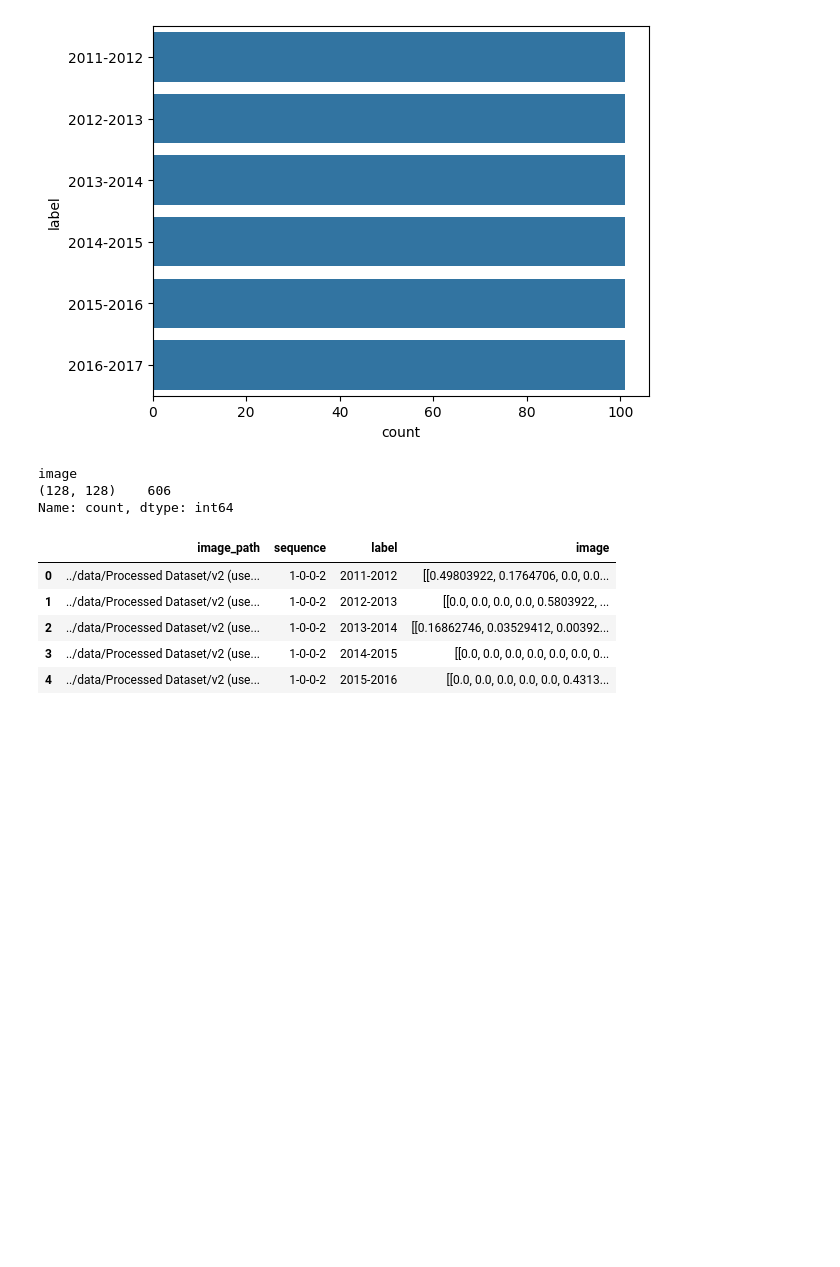
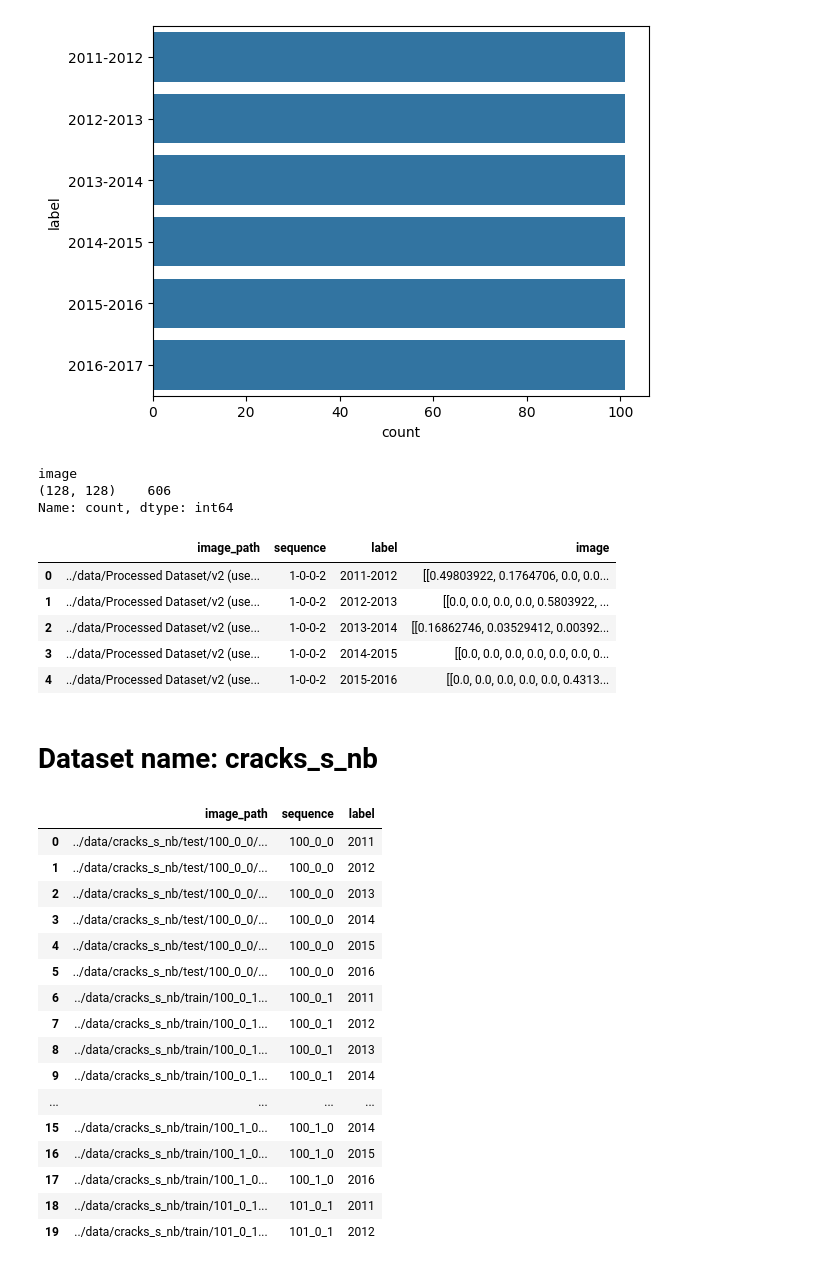
Before and after one commit to jnyang/crack_forecasting, a Jupyter notebook: notebooks/1_EDA.ipynb, the cells around one changed output. Drawn from its saved outputs; the diff is of its cells as text; code cells hidden in the pictures; blank space fills up the shorter version.

```diff
--- a/notebooks/1_EDA.ipynb
+++ b/notebooks/1_EDA.ipynb
@@ -154,3 +154,40 @@ df.head()
 | 2 | ../data/Processed Dataset/v2 (use... | 1-0-0-2 | 2013-2014 | [[0.16862746, 0.03529412, 0.00392... |
 | 3 | ../data/Processed Dataset/v2 (use... | 1-0-0-2 | 2014-2015 | [[0.0, 0.0, 0.0, 0.0, 0.0, 0.0, 0... |
 | 4 | ../data/Processed Dataset/v2 (use... | 1-0-0-2 | 2015-2016 | [[0.0, 0.0, 0.0, 0.0, 0.0, 0.4313... |
+# %% [markdown]
+# Dataset name: cracks_s_nb
+# %%
+# Go through ../data/Processed Dataset/v2 and create a dataframe with the image path and label
+
+# Create a list of all the images
+image_list = []
+for root, dirs, files in os.walk("../data/cracks_s_nb"):
+    for file in files:
+        if file.endswith(".png"):
+             image_list.append(os.path.join(root, file))
+
+# Dataframe with image path and label
+df = pd.DataFrame(image_list, columns=["image_path"])
+df["sequence"] = df["image_path"].str.split("/").str[-2]
+df["label"] = df["image_path"].str.split("/").str[-1].str.split(".").str[-2].str.split("_").str[-1]
+# Sort by sequence and label
+df.sort_values(by=["sequence", "label"], inplace=True, ignore_index=True)
+df.head(20)
+# %% [output]
+|  | image_path | sequence | label |
+| 0 | ../data/cracks_s_nb/test/100_0_0/... | 100_0_0 | 2011 |
+| 1 | ../data/cracks_s_nb/test/100_0_0/... | 100_0_0 | 2012 |
+| 2 | ../data/cracks_s_nb/test/100_0_0/... | 100_0_0 | 2013 |
+| 3 | ../data/cracks_s_nb/test/100_0_0/... | 100_0_0 | 2014 |
+| 4 | ../data/cracks_s_nb/test/100_0_0/... | 100_0_0 | 2015 |
+| 5 | ../data/cracks_s_nb/test/100_0_0/... | 100_0_0 | 2016 |
+| 6 | ../data/cracks_s_nb/train/100_0_1... | 100_0_1 | 2011 |
+| 7 | ../data/cracks_s_nb/train/100_0_1... | 100_0_1 | 2012 |
+| 8 | ../data/cracks_s_nb/train/100_0_1... | 100_0_1 | 2013 |
+| 9 | ../data/cracks_s_nb/train/100_0_1... | 100_0_1 | 2014 |
+| ... | ... | ... | ... |
+| 15 | ../data/cracks_s_nb/train/100_1_0... | 100_1_0 | 2014 |
+| 16 | ../data/cracks_s_nb/train/100_1_0... | 100_1_0 | 2015 |
+| 17 | ../data/cracks_s_nb/train/100_1_0... | 100_1_0 | 2016 |
+| 18 | ../data/cracks_s_nb/train/101_0_1... | 101_0_1 | 2011 |
+| 19 | ../data/cracks_s_nb/train/101_0_1... | 101_0_1 | 2012 |
```
Also changed, not shown: parts of 4 cells of this notebook, 3 other files.
